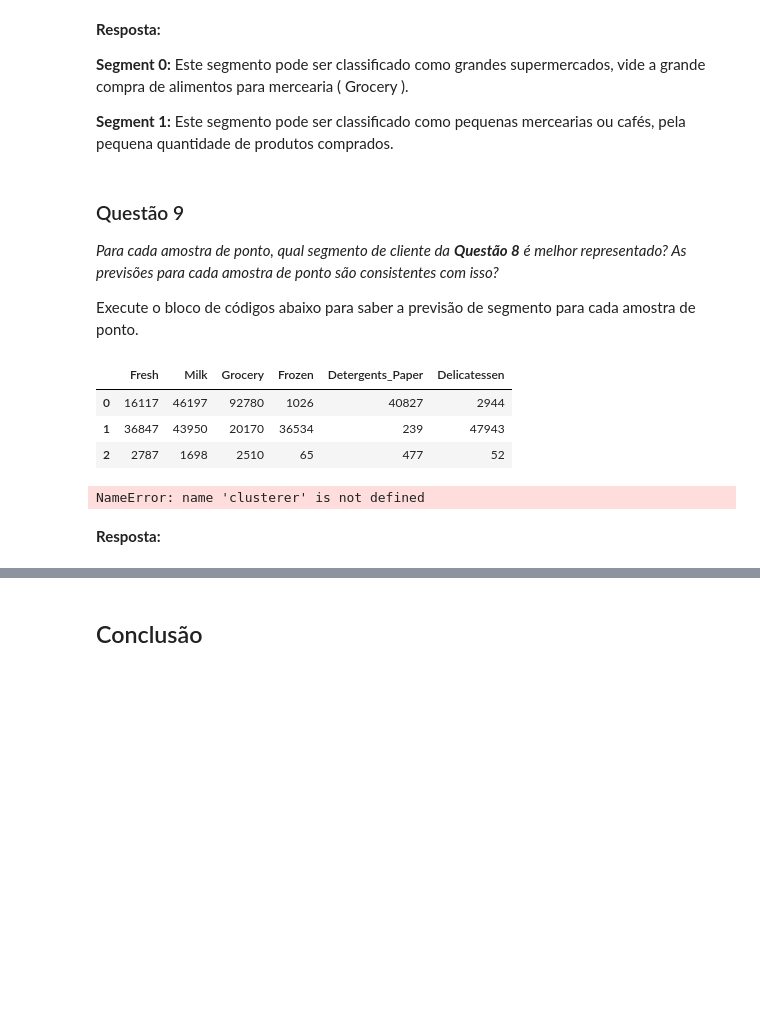
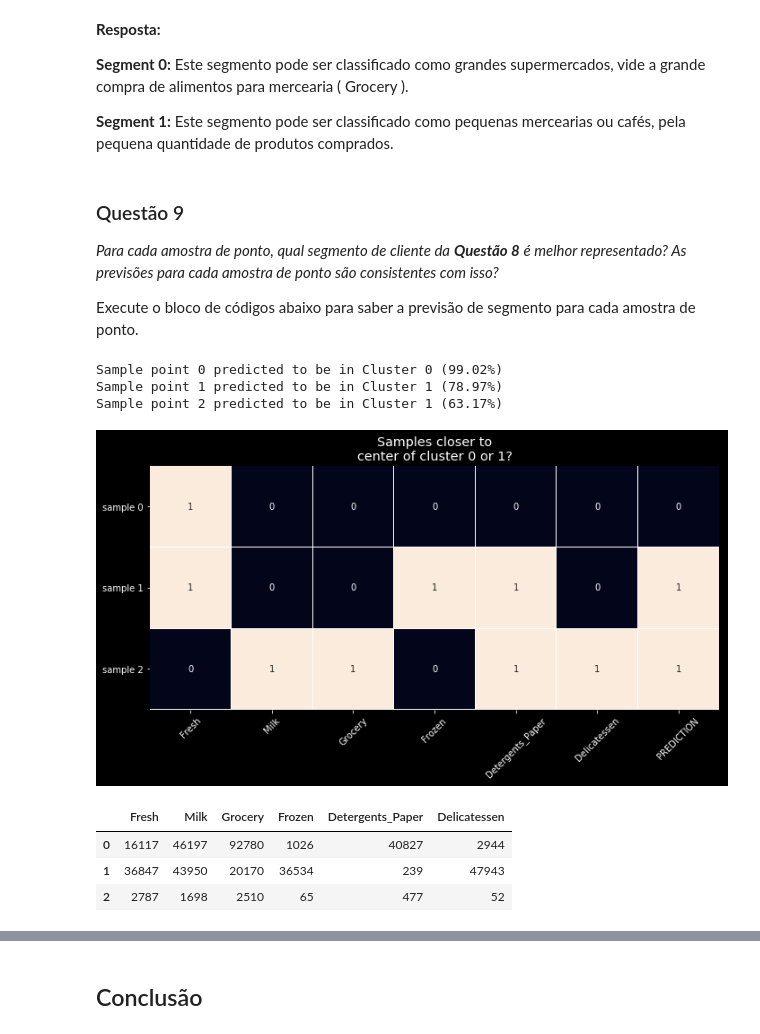
Before and after one commit to Wassimply/udacity-projects, a Jupyter notebook: creating-customer-segments/customer_segments_PT.ipynb, the cells around one changed output, grey strips where cells are left out. Drawn from its saved outputs; the diff is of its cells as text; code cells hidden in the pictures; blank space fills up the shorter version.

```diff
--- a/creating-customer-segments/customer_segments_PT.ipynb
+++ b/creating-customer-segments/customer_segments_PT.ipynb
@@ -589,36 +608,42 @@ Considere o gasto total de compra de cada categoria de produto para os pontos de
 **Segment 1:** Este segmento pode ser classificado como pequenas mercearias ou cafés, pela pequena quantidade de produtos comprados.
 # %% [markdown]
 ### Questão 9
-*Para cada amostra de ponto, qual segmento de cliente da* ***Questão 8*** *é melhor representado? As previsões para cada amostra de ponto são consistentes com isso?*
+*Para cada amostra de ponto, qual segmento de cliente da* ***Questão 8*** *é melhor representado?
+As previsões para cada amostra de ponto são consistentes com isso?*
 
 Execute o bloco de códigos abaixo para saber a previsão de segmento para cada amostra de ponto.
-# %%
-display(samples)
-# %% [output]
-|  | Fresh | Milk | Grocery | Frozen | Detergents_Paper | Delicatessen |
-| 0 | 16117 | 46197 | 92780 | 1026 | 40827 | 2944 |
-| 1 | 36847 | 43950 | 20170 | 36534 | 239 | 47943 |
-| 2 | 2787 | 1698 | 2510 | 65 | 477 | 52 |
 # %%
 
 # Display the predictions
 samples_proba = clusterer.predict_proba(pca_samples)
 
-# Mostre as previsões
+# Show the predicted
 for i, pred in enumerate(sample_preds):
     print("Sample point", i, "predicted to be in Cluster {} ({:.2f}%)".format(pred, samples_proba[i][pred]*100))
 
 # check if samples' spending closer to segment 0 or 1
 df_diffs = (np.abs(samples-true_centers.iloc[0]) < np.abs(samples-true_centers.iloc[1])).applymap(lambda x: 0 if x else 1)
 
 # see how cluster predictions align with similariy of spending in each category
 df_preds = pd.concat([df_diffs, pd.Series(sample_preds, name='PREDICTION')], axis=1)
 
-sns.heatmap(df_preds, annot=True, cbar=False, yticklabels=['sample 0', 'sample 1', 'sample 2'], linewidth=.1, square=True)
+
+fig, ax = plt.subplots(figsize=(20,5))# Sample figsize in inches
+
+sns.heatmap(df_preds, annot=True, cbar=False, yticklabels=['sample 0', 'sample 1', 'sample 2'], linewidth=.1, square=True,ax=ax)
 plt.title('Samples closer to\ncenter of cluster 0 or 1?')
 plt.xticks(rotation=45, ha='center')
 plt.yticks(rotation=0);
 # %% [output]
-NameError: name 'clusterer' is not defined
+Sample point 0 predicted to be in Cluster 0 (99.02%)
+Sample point 1 predicted to be in Cluster 1 (78.97%)
+Sample point 2 predicted to be in Cluster 1 (63.17%)
+[figure, added]
-# %% [markdown]
-**Resposta:**
+# %%
+#Just to remember the samples
+display(samples)
+# %% [output]
+|  | Fresh | Milk | Grocery | Frozen | Detergents_Paper | Delicatessen |
+| 0 | 16117 | 46197 | 92780 | 1026 | 40827 | 2944 |
+| 1 | 36847 | 43950 | 20170 | 36534 | 239 | 47943 |
+| 2 | 2787 | 1698 | 2510 | 65 | 477 | 52 |
```
Also changed, not shown: parts of 12 cells of this notebook.
